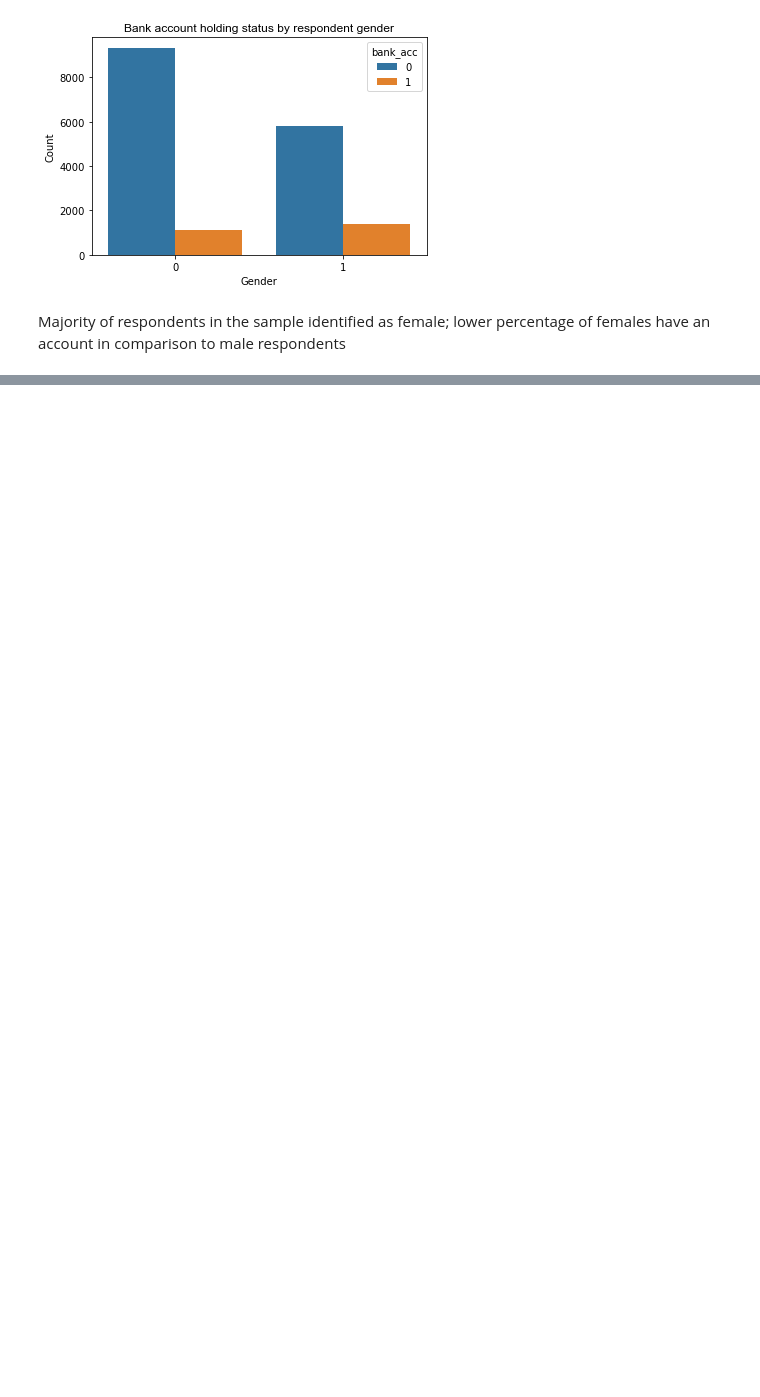
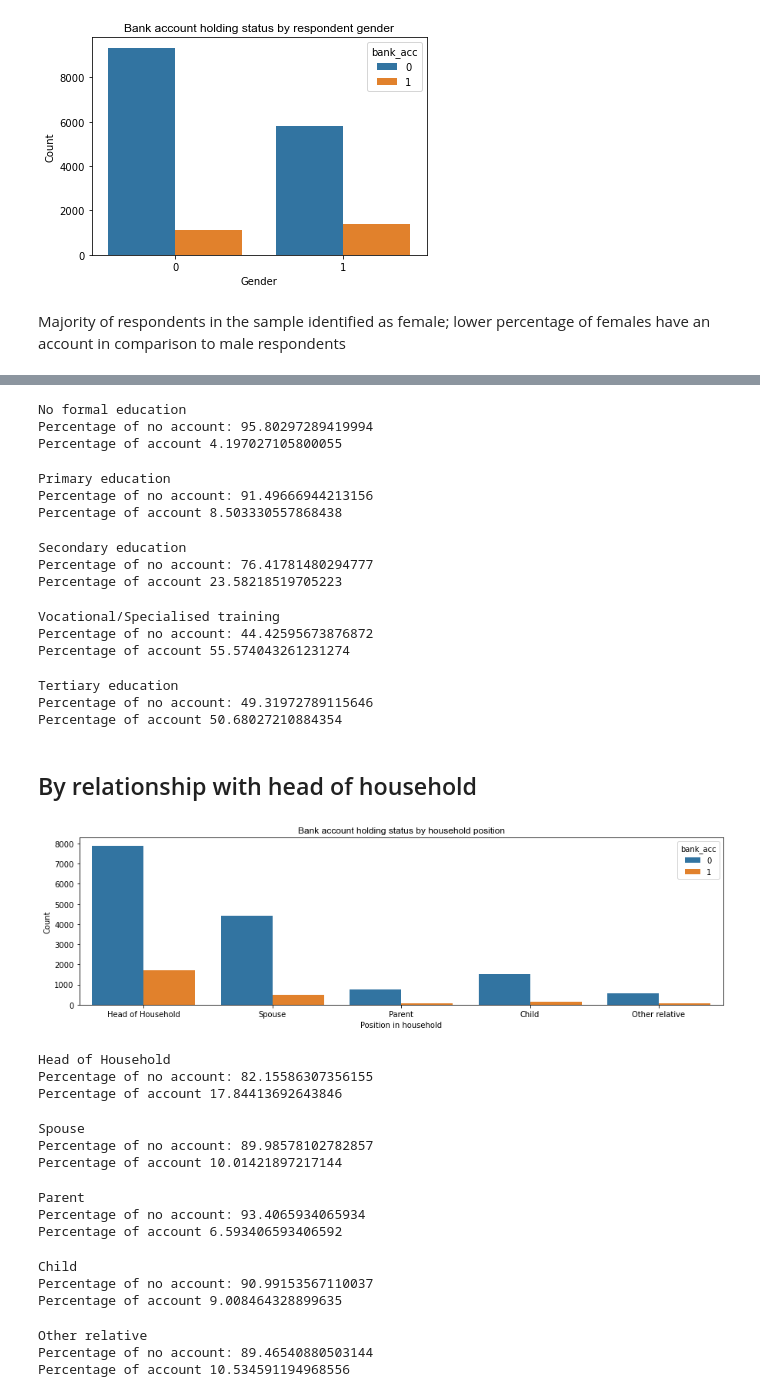
Before and after one commit to tawney-kirkland/03-mcnulty, a Jupyter notebook: data-processing-eda.ipynb, the cells around one changed output, grey strips where cells are left out. Drawn from its saved outputs; the diff is of its cells as text; code cells hidden in the pictures; blank space fills up the shorter version.

```diff
--- a/data-processing-eda.ipynb
+++ b/data-processing-eda.ipynb
@@ -185,0 +224,72 @@ Text(0, 0.5, 'Count')
+# %%
+calculate_pct('education_level','No formal education','No formal education','bank_acc','No formal education')
+# %% [output]
+No formal education
+Percentage of no account: 95.80297289419994
+Percentage of account 4.197027105800055
+# %%
+calculate_pct('education_level','Primary education','Primary education','bank_acc','Primary education')
+# %% [output]
+Primary education
+Percentage of no account: 91.49666944213156
+Percentage of account 8.503330557868438
+# %%
+calculate_pct('education_level','Secondary education','Secondary education','bank_acc','Secondary education')
+# %% [output]
+Secondary education
+Percentage of no account: 76.41781480294777
+Percentage of account 23.58218519705223
+# %%
+calculate_pct('education_level','Vocational/Specialised training','Vocational/Specialised training','bank_acc','Vocational/Specialised training')
+# %% [output]
+Vocational/Specialised training
+Percentage of no account: 44.42595673876872
+Percentage of account 55.574043261231274
+# %%
+calculate_pct('education_level','Tertiary education','Tertiary education','bank_acc','Tertiary education')
+# %% [output]
+Tertiary education
+Percentage of no account: 49.31972789115646
+Percentage of account 50.68027210884354
+# %% [markdown]
+## By relationship with head of household
+# %%
+plt.figure(figsize=[15,4])
+bank_education = sns.countplot(
+        data=df_train,
+        x="relationship_with_head", hue="bank_acc")
+plt.title('Bank account holding status by household position',family='arial',fontsize=12)
+plt.xlabel('Position in household')
+plt.ylabel('Count');
+# %% [output]
+[figure, added]
+# %%
+calculate_pct('relationship_with_head','Head of Household','Head of Household','bank_acc','Head of Household')
+# %% [output]
+Head of Household
+Percentage of no account: 82.15586307356155
+Percentage of account 17.84413692643846
+# %%
+calculate_pct('relationship_with_head','Spouse','Spouse','bank_acc','Spouse')
+# %% [output]
+Spouse
+Percentage of no account: 89.98578102782857
+Percentage of account 10.01421897217144
+# %%
+calculate_pct('relationship_with_head','Parent','Parent','bank_acc','Parent')
+# %% [output]
+Parent
+Percentage of no account: 93.4065934065934
+Percentage of account 6.593406593406592
+# %%
+calculate_pct('relationship_with_head','Child','Child','bank_acc','Child')
+# %% [output]
+Child
+Percentage of no account: 90.99153567110037
+Percentage of account 9.008464328899635
+# %%
+calculate_pct('relationship_with_head','Other relative','Other relative','bank_acc','Other relative')
+# %% [output]
+Other relative
+Percentage of no account: 89.46540880503144
+Percentage of account 10.534591194968556
```
Also changed, not shown: parts of 40 cells of this notebook, 1 other file.
